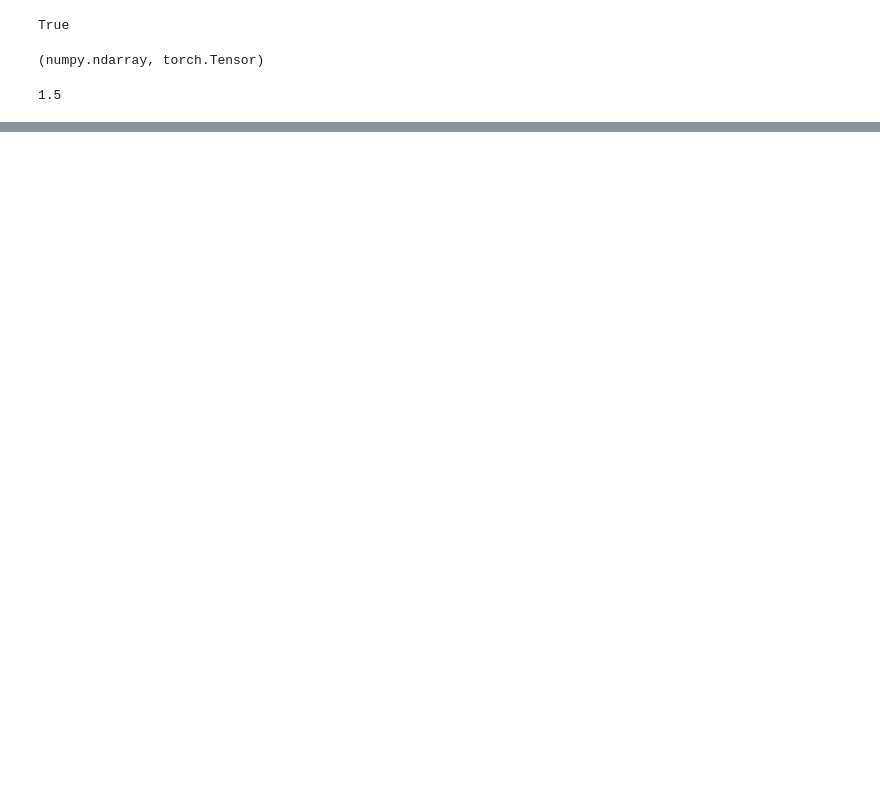
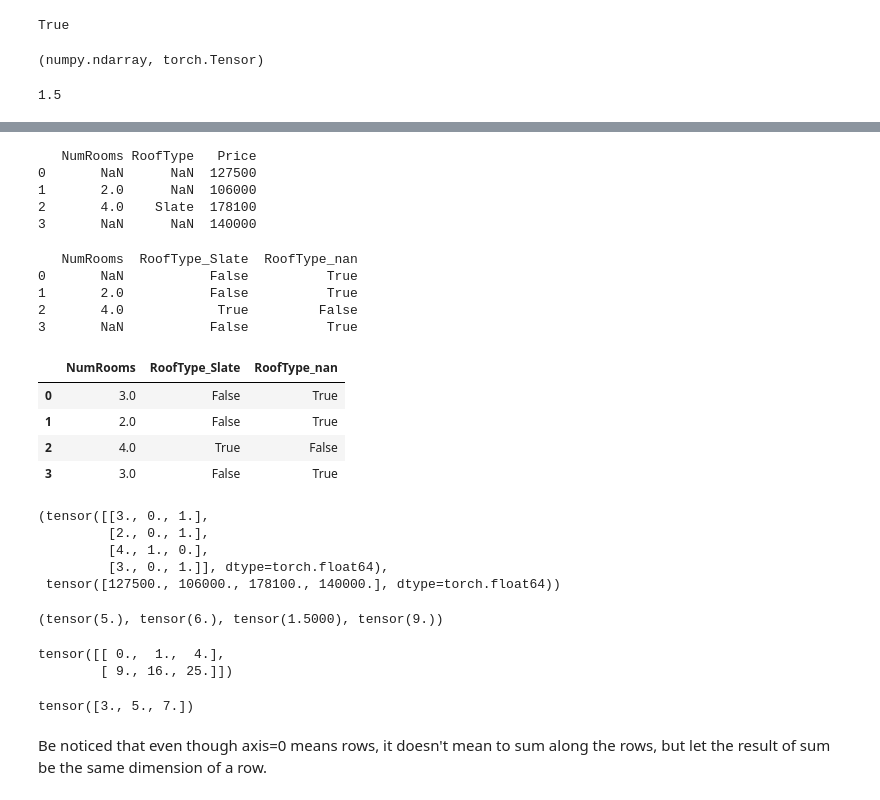
Before and after one commit to Sneaky-Breeky/d2l-notes, a Jupyter notebook: 2-preliminaries.ipynb, the cells around one changed output, grey strips where cells are left out. Cells and saved outputs as stored; diff of their text form; code cells hidden in the pictures; blank space fills up the shorter version.

```diff
--- a/2-preliminaries.ipynb
+++ b/2-preliminaries.ipynb
@@ -167,0 +163,73 @@ tensor([[False, False, False, False],
+# %%
+import os
+import pandas as pd
+
+os.makedirs(os.path.join('..', 'data'), exist_ok=True)
+data_file = os.path.join('..', 'data', 'house_tiny.csv')
+with open(data_file, 'w') as f:
+    f.write('''NumRooms,RoofType,Price
+NA,NA,127500
+2,NA,106000
+4,Slate,178100
+NA,NA,140000''')
+
+
+data = pd.read_csv(data_file)
+print(data)
+# %% [output]
+   NumRooms RoofType   Price
+0       NaN      NaN  127500
+1       2.0      NaN  106000
+2       4.0    Slate  178100
+3       NaN      NaN  140000
+# %%
+inputs, target = data.iloc[:,0:2], data.iloc[:,2]
+inputs = pd.get_dummies(inputs, dummy_na=True)
+print(inputs)
+# %% [output]
+   NumRooms  RoofType_Slate  RoofType_nan
+0       NaN           False          True
+1       2.0           False          True
+2       4.0            True         False
+3       NaN           False          True
+# %%
+inputs = inputs.fillna(inputs.mean())
+inputs
+# %% [output]
+|  | NumRooms | RoofType_Slate | RoofType_nan |
+| 0 | 3.0 | False | True |
+| 1 | 2.0 | False | True |
+| 2 | 4.0 | True | False |
+| 3 | 3.0 | False | True |
+# %%
+X = torch.tensor(inputs.to_numpy(dtype=float))
+y = torch.tensor(target.to_numpy(dtype=float))
+X, y
+# %% [output]
+(tensor([[3., 0., 1.],
+         [2., 0., 1.],
+         [4., 1., 0.],
+         [3., 0., 1.]], dtype=torch.float64),
+ tensor([127500., 106000., 178100., 140000.], dtype=torch.float64))
+# %%
+# tensor scalar
+x = torch.tensor(3.0)
+y = torch.tensor(2.0)
+
+x + y, x * y, x / y, x**y
+# %% [output]
+(tensor(5.), tensor(6.), tensor(1.5000), tensor(9.))
+# %%
+A = torch.arange(6, dtype=torch.float32).reshape(2, 3)
+B = A.clone()  # Assign a copy of A to B by allocating new memory
+
+A * B  # element-wise product aka Hadamard Product
+# %% [output]
+tensor([[ 0.,  1.,  4.],
+        [ 9., 16., 25.]])
+# %%
+A.sum(axis=0)
+# %% [output]
+tensor([3., 5., 7.])
+# %% [markdown]
+Be noticed that even though axis=0 means rows, it doesn't mean to sum along the rows, but let the result of sum be the same dimension of a row.
```
Also changed, not shown: parts of 24 cells of this notebook.
